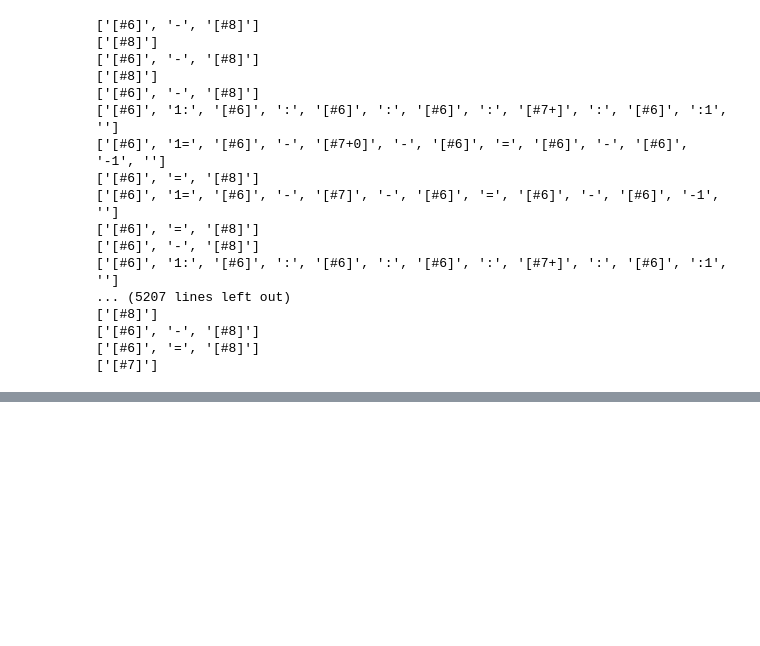
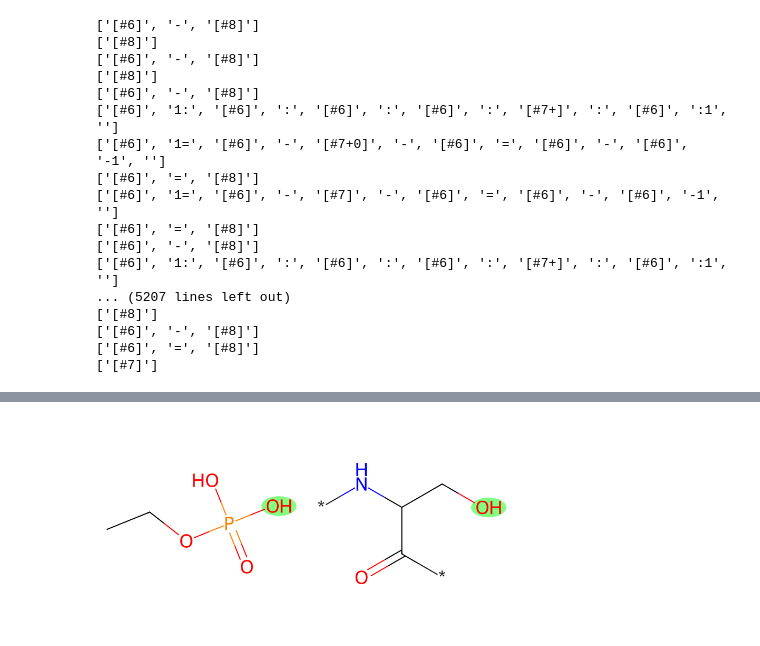
Before and after one commit to stefanpate/rcgnn, a Jupyter notebook: notebooks/hcluster.ipynb, the cells around one changed output, grey strips where cells are left out. Cells and saved outputs as stored; diff of their text form; code cells hidden in the pictures; blank space fills up the shorter version.

```diff
--- a/notebooks/hcluster.ipynb
+++ b/notebooks/hcluster.ipynb
@@ -468,0 +496,11 @@ False
+# %%
+# Single atom reaction pair, different neighbors
+
+smiles = [
+    'CCOP(=O)(O)O',
+    '*NC(CO)C(*)=O'
+    ]
+rcs = [(6,), (4,)]
+draw_highlight_pair(smiles, rcs)
+# %% [output]
+[figure, added]
```
Also changed, not shown: parts of 7 cells of this notebook.
